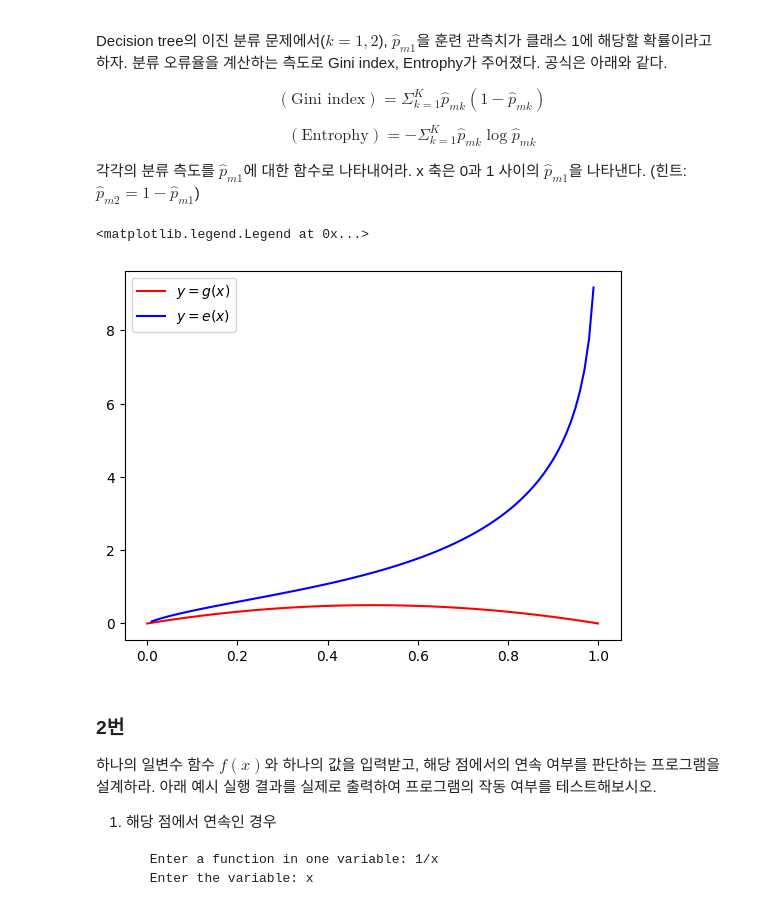
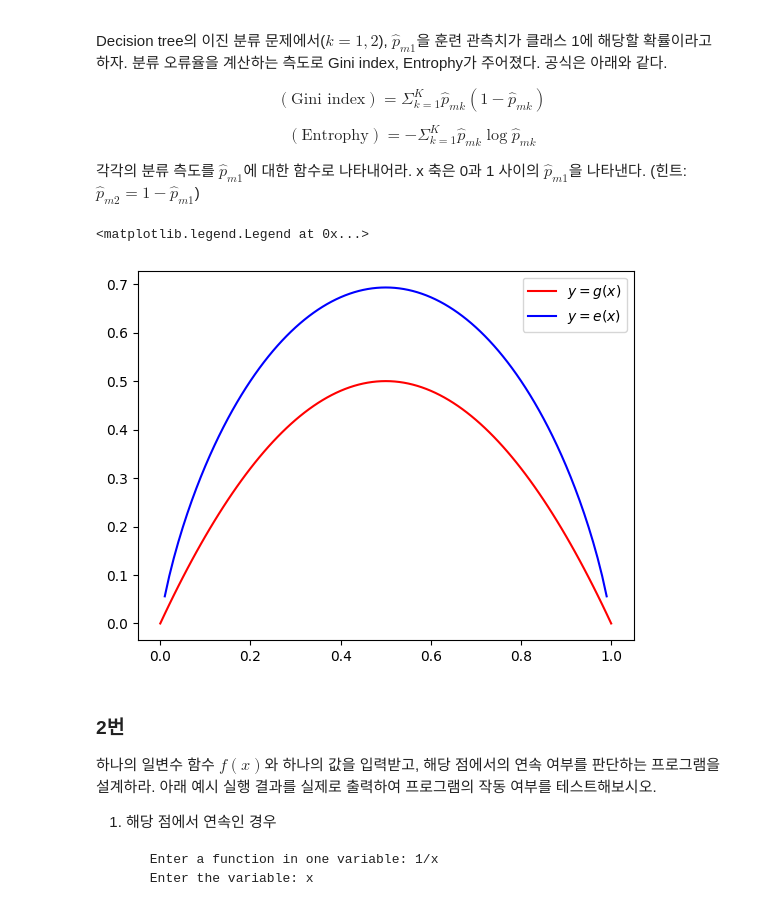
Before and after one commit to daonly/2023Autumn, a Jupyter notebook: [데과수]_실습_2차시_과제_이다온.ipynb, the cells around one changed output. Drawn from its saved outputs; the diff is of its cells as text; code cells hidden in the pictures.

```diff
--- a/[데과수]_실습_2차시_과제_이다온.ipynb
+++ b/[데과수]_실습_2차시_과제_이다온.ipynb
@@ -22,23 +22,23 @@ import matplotlib.pyplot as plt
 # %%
 ### 함수들 구하기
 
 # put p hat m1 = x
 # put g(x) as a function for Gini index and e(x) for Entrophy
 
-def g(x): return -2*x**2 +2*x
-def e(x): return -x*np.log(x) -np.log(1-x) -x*np.log(1-x)
+def g(x): return -2*x**2 + 2*x
+def e(x): return -x*np.log(x) -np.log(1-x) +x*np.log(1-x)
 
 x = np.linspace(0, 1, 101)
 
 
 ### 그래프 그리기
 line, =plt.plot(x, g(x), 'r')
 line2, =plt.plot(x, e(x), 'b')
 plt.legend(handles = (line, line2),
            labels = (r'$y = g(x)$', r'$y = e(x)$'))
 # %% [output]
 <matplotlib.legend.Legend at 0x...>
-[figure, old version]
+[figure, new version]
 # %% [markdown]
 ### 2번
 
```
Also changed, not shown: parts of 10 cells of this notebook.
